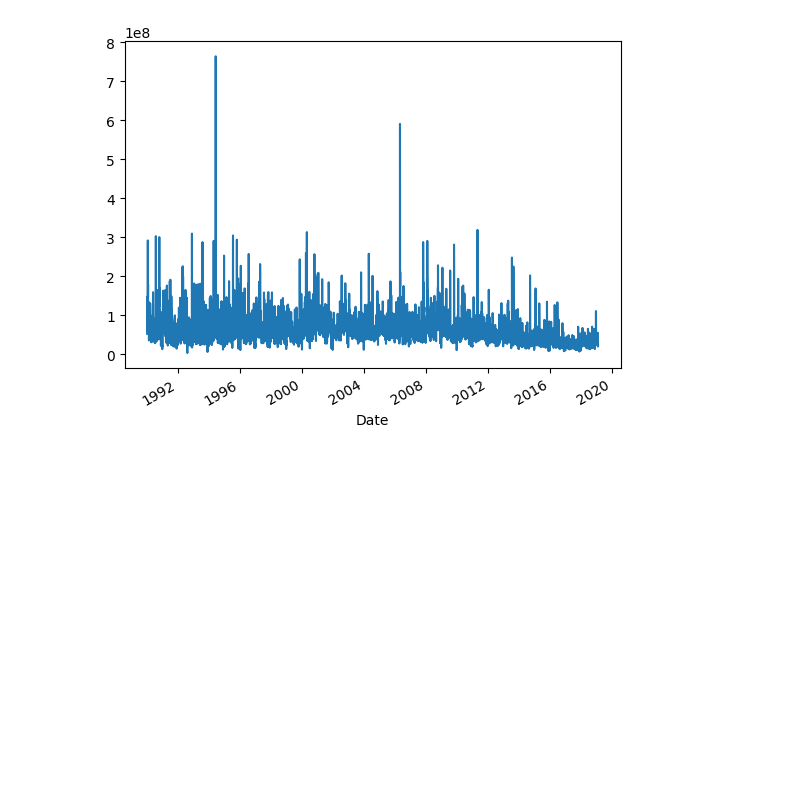
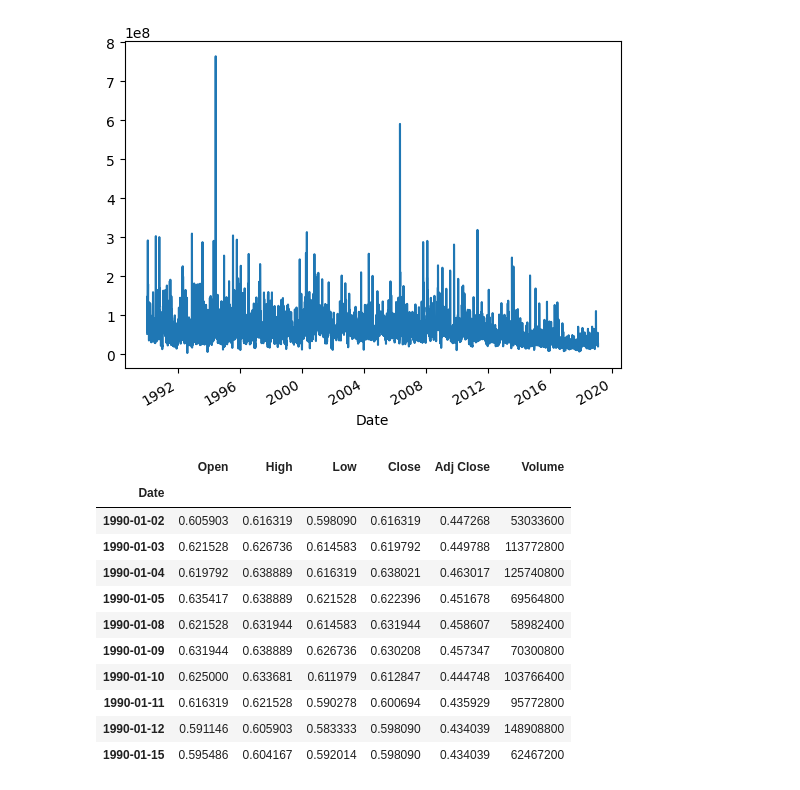
Before and after one commit to 18-RAJAT/Stock-Prediction, a Jupyter notebook: stock_price_prediction_LSTM.ipynb, the cells around one changed output. Drawn from its saved outputs; the diff is of its cells as text; code cells hidden in the pictures; blank space fills up the shorter version.

Commit message:
head values

```diff
--- a/stock_price_prediction_LSTM.ipynb
+++ b/stock_price_prediction_LSTM.ipynb
@@ -105,3 +105,18 @@ df['Volume'].plot()
 # %% [output]
 <AxesSubplot: xlabel='Date'>
 [figure]
+# %%
+df.head(10)
+# %% [output]
+|  | Open | High | Low | Close | Adj Close | Volume |
+| Date |  |  |  |  |  |  |
+| 1990-01-02 | 0.605903 | 0.616319 | 0.598090 | 0.616319 | 0.447268 | 53033600 |
+| 1990-01-03 | 0.621528 | 0.626736 | 0.614583 | 0.619792 | 0.449788 | 113772800 |
+| 1990-01-04 | 0.619792 | 0.638889 | 0.616319 | 0.638021 | 0.463017 | 125740800 |
+| 1990-01-05 | 0.635417 | 0.638889 | 0.621528 | 0.622396 | 0.451678 | 69564800 |
+| 1990-01-08 | 0.621528 | 0.631944 | 0.614583 | 0.631944 | 0.458607 | 58982400 |
+| 1990-01-09 | 0.631944 | 0.638889 | 0.626736 | 0.630208 | 0.457347 | 70300800 |
+| 1990-01-10 | 0.625000 | 0.633681 | 0.611979 | 0.612847 | 0.444748 | 103766400 |
+| 1990-01-11 | 0.616319 | 0.621528 | 0.590278 | 0.600694 | 0.435929 | 95772800 |
+| 1990-01-12 | 0.591146 | 0.605903 | 0.583333 | 0.598090 | 0.434039 | 148908800 |
+| 1990-01-15 | 0.595486 | 0.604167 | 0.592014 | 0.598090 | 0.434039 | 62467200 |
```
